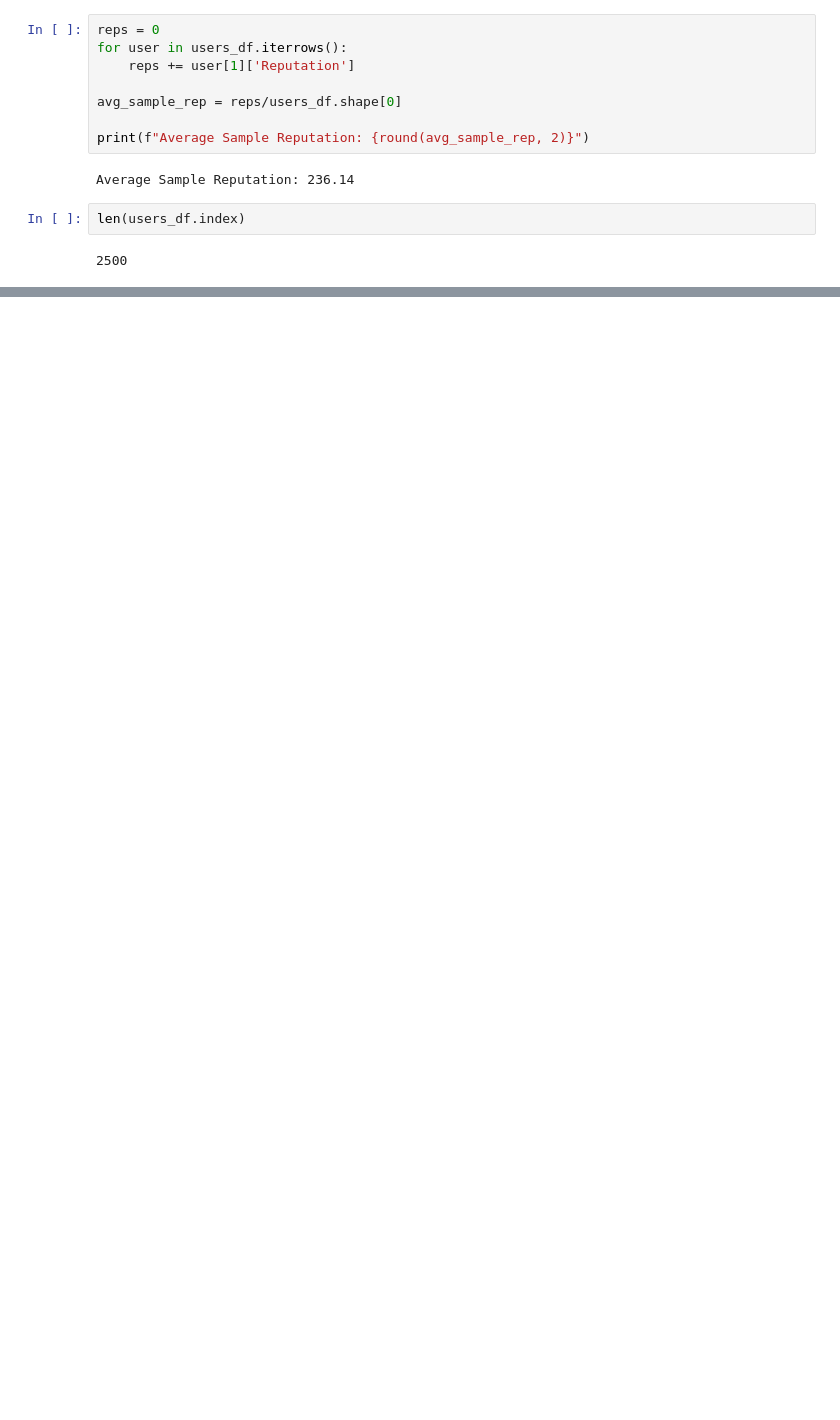
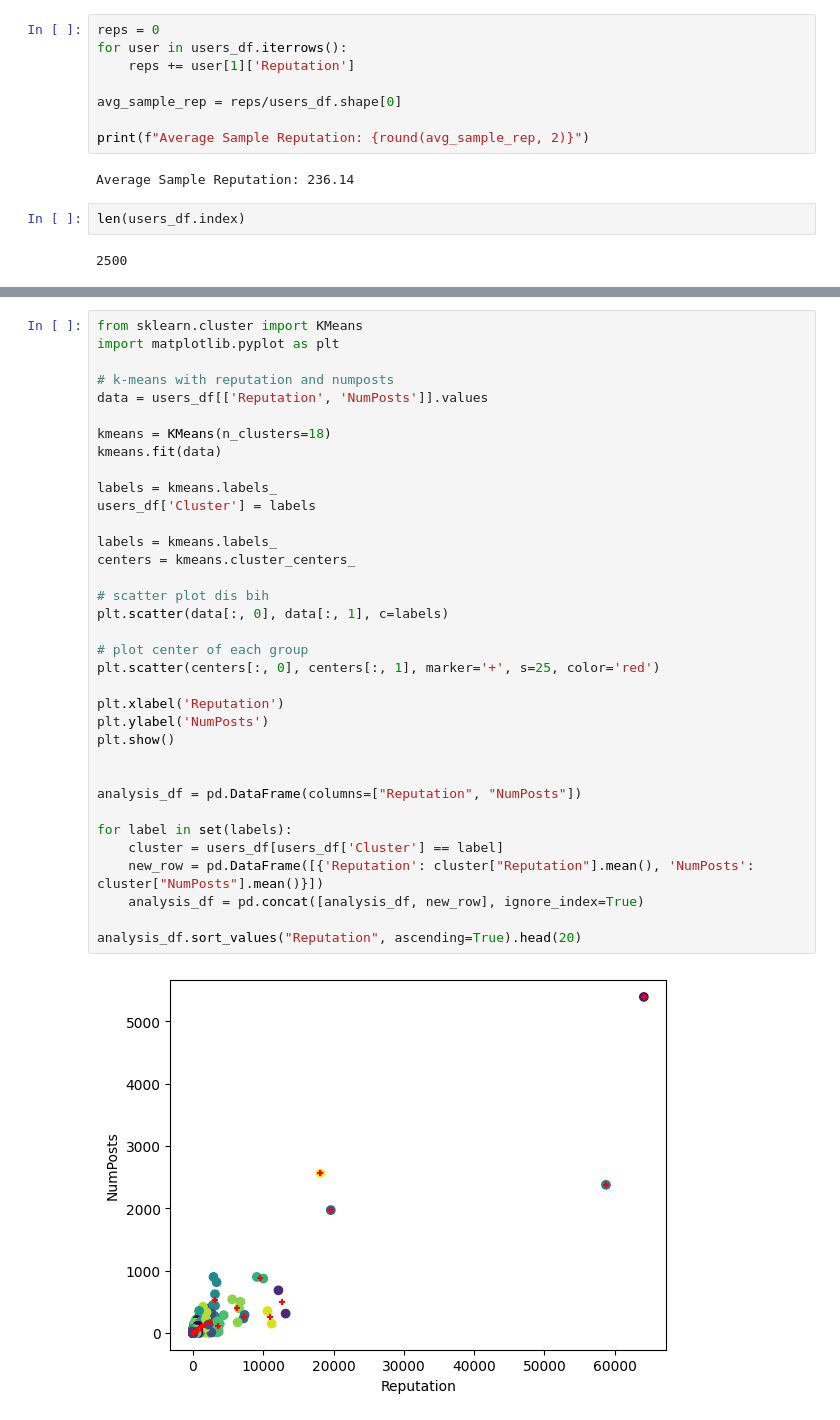
Before and after one commit to mederickg/StackOverflowProj, a Jupyter notebook: data-analysis.ipynb, the cells around one changed output, grey strips where cells are left out. Cells and saved outputs as stored; diff of their text form; blank space fills up the shorter version.

```diff
--- a/data-analysis.ipynb
+++ b/data-analysis.ipynb
@@ -60,0 +68,37 @@ array([[36, 'davrous'],
+# %%
+from sklearn.cluster import KMeans
+import matplotlib.pyplot as plt
+
+# k-means with reputation and numposts
+data = users_df[['Reputation', 'NumPosts']].values
+
+kmeans = KMeans(n_clusters=18)
+kmeans.fit(data)
+
+labels = kmeans.labels_
+users_df['Cluster'] = labels
+
+labels = kmeans.labels_
+centers = kmeans.cluster_centers_
+
+# scatter plot dis bih
+plt.scatter(data[:, 0], data[:, 1], c=labels)
+
+# plot center of each group
+plt.scatter(centers[:, 0], centers[:, 1], marker='+', s=25, color='red')
+
+plt.xlabel('Reputation')
+plt.ylabel('NumPosts')
+plt.show()
+
+
+analysis_df = pd.DataFrame(columns=["Reputation", "NumPosts"])
+
+for label in set(labels):
+    cluster = users_df[users_df['Cluster'] == label]
+    new_row = pd.DataFrame([{'Reputation': cluster["Reputation"].mean(), 'NumPosts': cluster["NumPosts"].mean()}])
+    analysis_df = pd.concat([analysis_df, new_row], ignore_index=True)
+
+analysis_df.sort_values("Reputation", ascending=True).head(20)
+# %% [output]
+[figure, added]
```
Also changed, not shown: parts of 4 cells of this notebook.
